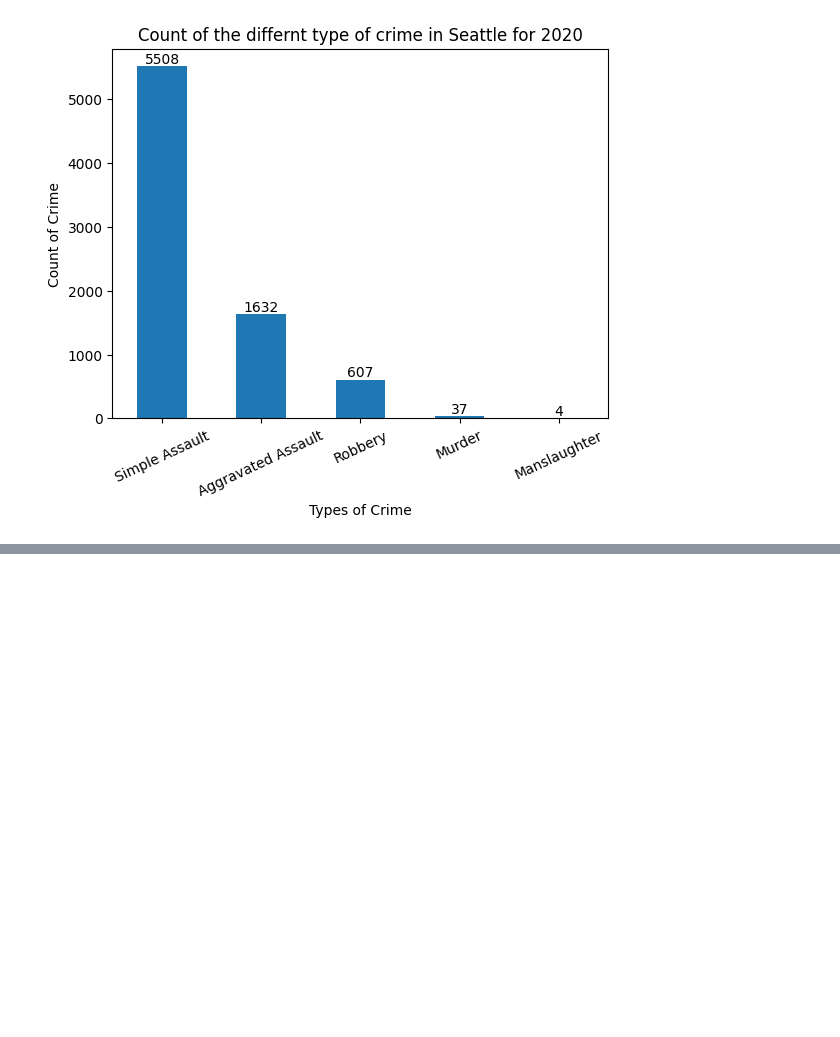
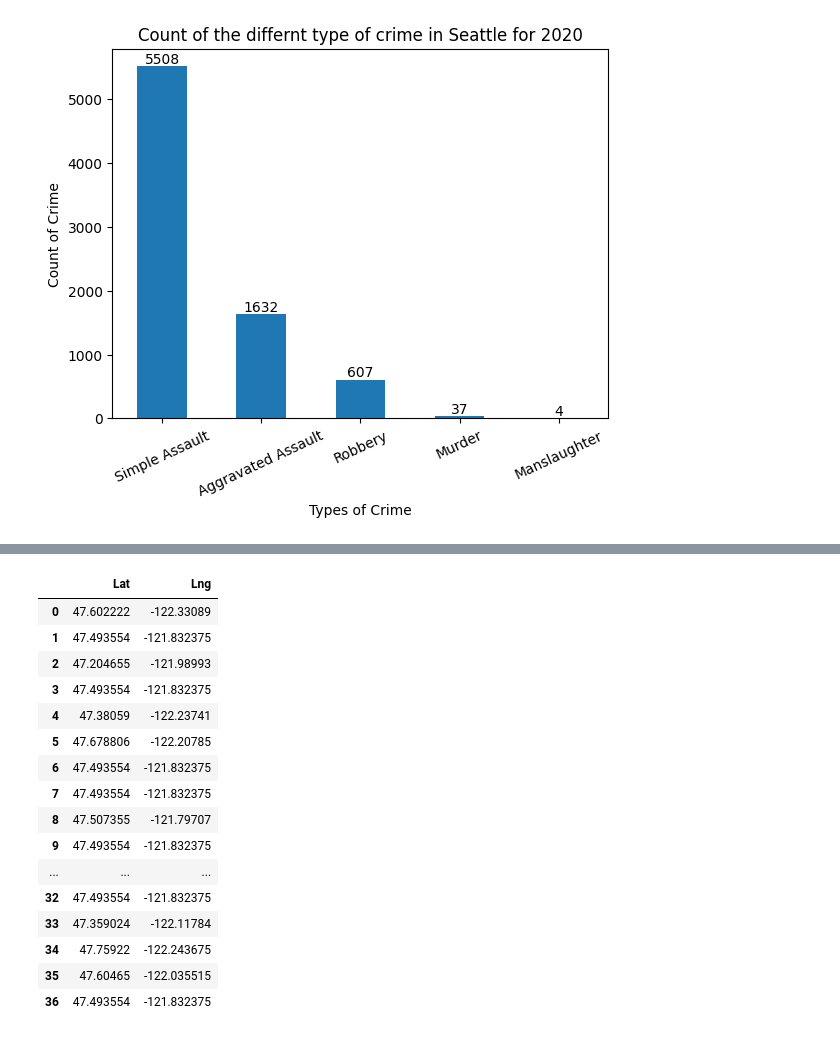
Before and after one commit to Mikelmillz/Group_Project_1_Private_Invest, a Jupyter notebook: Mainbranch/ ShaunaFolder/ ShaunaFolder/FBI_code_start.ipynb, the cells around one changed output, grey strips where cells are left out. Cells and saved outputs as stored; diff of their text form; code cells hidden in the pictures; blank space fills up the shorter version.

```diff
--- a/Mainbranch/ ShaunaFolder/ ShaunaFolder/FBI_code_start.ipynb
+++ b/Mainbranch/ ShaunaFolder/ ShaunaFolder/FBI_code_start.ipynb
@@ -376,0 +558,26 @@ plt.savefig("output_data/Fig4.png")
+# %%
+test_df = {
+    "Lat": lat,
+    "Lng": lng
+}
+
+test_df2 = pd.DataFrame(test_df)
+test_df2
+# %% [output]
+|  | Lat | Lng |
+| 0 | 47.602222 | -122.33089 |
+| 1 | 47.493554 | -121.832375 |
+| 2 | 47.204655 | -121.98993 |
+| 3 | 47.493554 | -121.832375 |
+| 4 | 47.38059 | -122.23741 |
+| 5 | 47.678806 | -122.20785 |
+| 6 | 47.493554 | -121.832375 |
+| 7 | 47.493554 | -121.832375 |
+| 8 | 47.507355 | -121.79707 |
+| 9 | 47.493554 | -121.832375 |
+| ... | ... | ... |
+| 32 | 47.493554 | -121.832375 |
+| 33 | 47.359024 | -122.11784 |
+| 34 | 47.75922 | -122.243675 |
+| 35 | 47.60465 | -122.035515 |
+| 36 | 47.493554 | -121.832375 |
```
Also changed, not shown: parts of 9 cells of this notebook, 1 other file.
